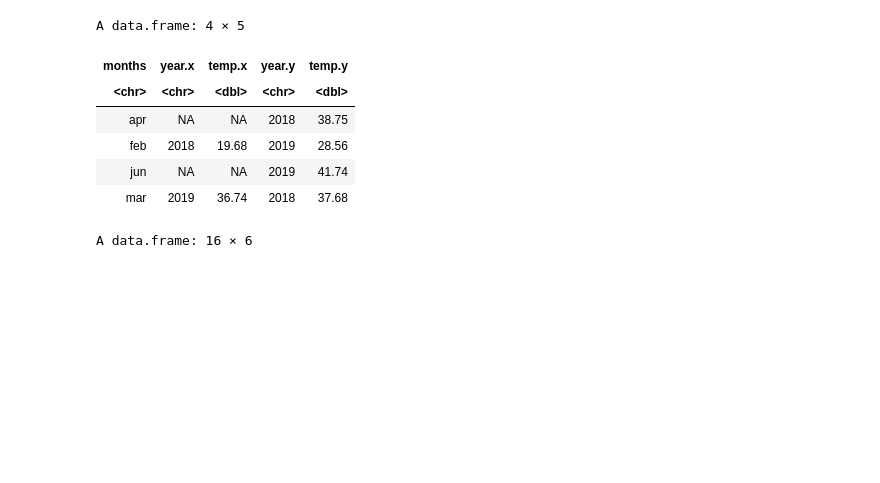
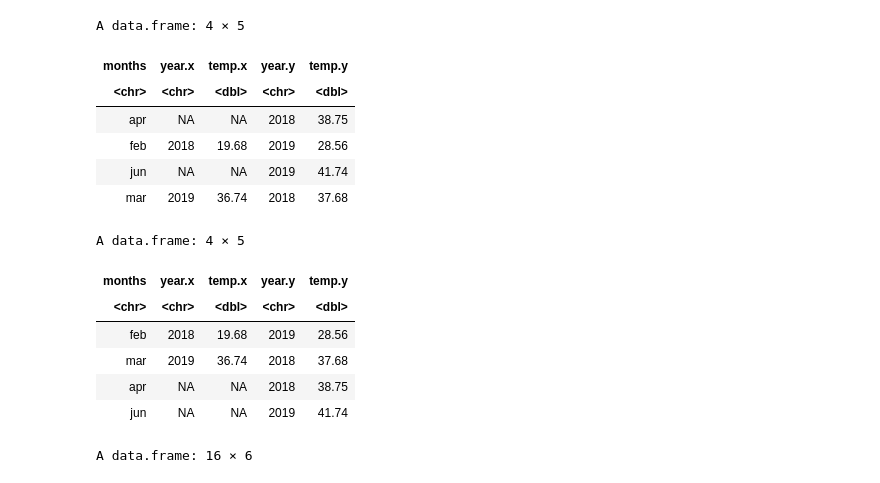
Before and after one commit to svkarthik86/R-Programming, a Jupyter notebook: DataReshape_in_R.ipynb, the cells around one changed output. Saved outputs shown, nothing was run; the diff lists cells and outputs as text; code cells hidden in the pictures; blank space fills up the shorter version.

```diff
--- a/DataReshape_in_R.ipynb
+++ b/DataReshape_in_R.ipynb
@@ -662,6 +690,16 @@ A data.frame: 4 × 5
 | feb | 2018 | 19.68 | 2019 | 28.56 |
 | jun | NA | NA | 2019 | 41.74 |
 | mar | 2019 | 36.74 | 2018 | 37.68 |
+# %%
+delhi_temp%>%right_join(.,delhi_temp2,by="months")  #dplyr package function
+# %% [output]
+A data.frame: 4 × 5
+| months | year.x | temp.x | year.y | temp.y |
+| <chr> | <chr> | <dbl> | <chr> | <dbl> |
+| feb | 2018 | 19.68 | 2019 | 28.56 |
+| mar | 2019 | 36.74 | 2018 | 37.68 |
+| apr | NA | NA | 2018 | 38.75 |
+| jun | NA | NA | 2019 | 41.74 |
 # %%
 merge_delhi_temp <- merge(delhi_temp,delhi_temp2,by=NULL)#cross join
 merge_delhi_temp
```
Also changed, not shown: parts of 15 cells of this notebook, 3 other files.
